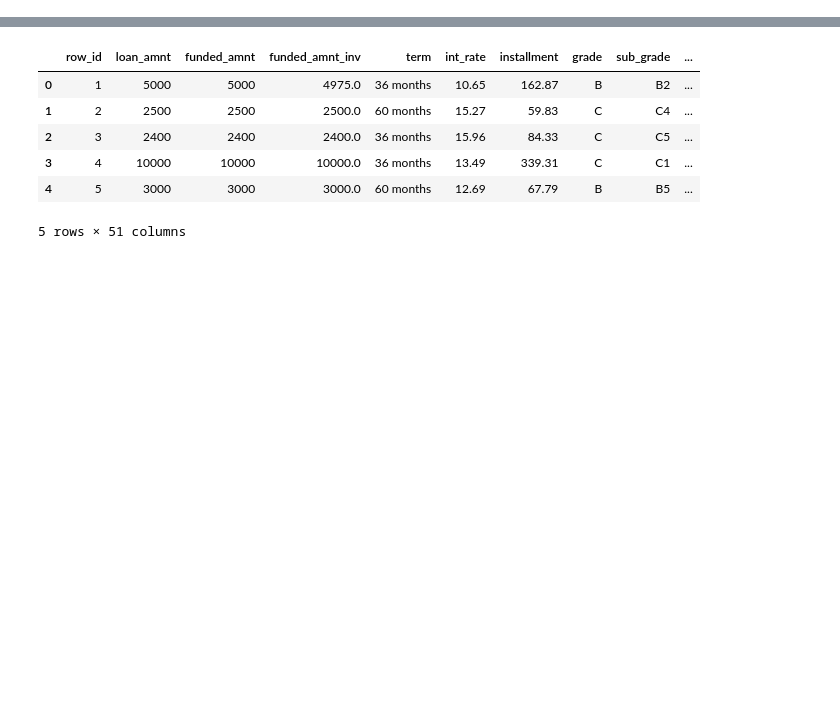
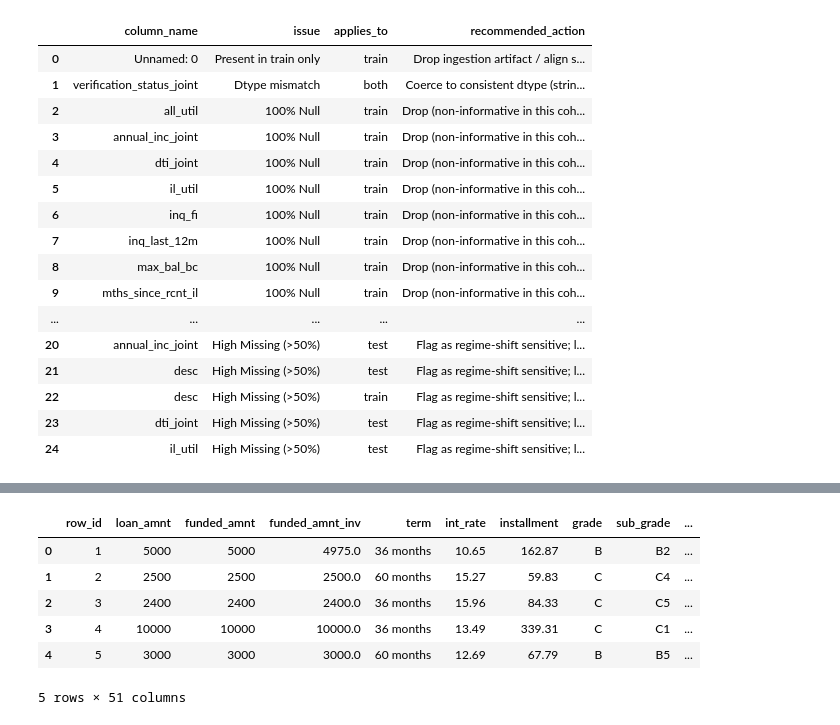
Before and after one commit to Mister-Sippi/loans-at-risk-capturing-default, a Jupyter notebook: notebooks/01_etl.ipynb, the cells around one changed output, grey strips where cells are left out. Drawn from its saved outputs; the diff is of its cells as text; code cells hidden in the pictures; blank space fills up the shorter version.

```diff
--- a/notebooks/01_etl.ipynb
+++ b/notebooks/01_etl.ipynb
@@ -245,0 +549,44 @@ display(structural_issues_train_df)
+# %%
+action_map = {
+    "Present in train only": "Drop ingestion artifact / align schema",
+    "Present in test only": "Align schema (investigate source) / drop if absent in train",
+    "Dtype mismatch": "Coerce to consistent dtype (string/category/numeric)",
+    "100% Null": "Drop (non-informative in this cohort)",
+    "High Missing (>50%)": "Flag as regime-shift sensitive; likely drop or isolate",
+    "Constant": "Drop (non-informative)",
+}
+
+decision_queue_df = (
+    structural_issues_df
+    .assign(recommended_action=structural_issues_df["issue"].map(action_map))
+    .drop_duplicates(subset=["column_name", "issue", "applies_to"])
+    .sort_values(["issue", "column_name", "applies_to"])
+    .reset_index(drop=True)
+)
+
+with pd.option_context(
+    "display.max_rows", None,
+    "display.max_columns", None,
+    "display.max_colwidth", None,
+    "display.width", None,
+):
+    display(decision_queue_df.head(25))
+log(f"[raw][structural_issues] decision_queue_rows={decision_queue_df.shape[0]}")
+# %% [output]
+|  | column_name | issue | applies_to | recommended_action |
+| 0 | Unnamed: 0 | Present in train only | train | Drop ingestion artifact / align s... |
+| 1 | verification_status_joint | Dtype mismatch | both | Coerce to consistent dtype (strin... |
+| 2 | all_util | 100% Null | train | Drop (non-informative in this coh... |
+| 3 | annual_inc_joint | 100% Null | train | Drop (non-informative in this coh... |
+| 4 | dti_joint | 100% Null | train | Drop (non-informative in this coh... |
+| 5 | il_util | 100% Null | train | Drop (non-informative in this coh... |
+| 6 | inq_fi | 100% Null | train | Drop (non-informative in this coh... |
+| 7 | inq_last_12m | 100% Null | train | Drop (non-informative in this coh... |
+| 8 | max_bal_bc | 100% Null | train | Drop (non-informative in this coh... |
+| 9 | mths_since_rcnt_il | 100% Null | train | Drop (non-informative in this coh... |
+| ... | ... | ... | ... | ... |
+| 20 | annual_inc_joint | High Missing (>50%) | test | Flag as regime-shift sensitive; l... |
+| 21 | desc | High Missing (>50%) | test | Flag as regime-shift sensitive; l... |
+| 22 | desc | High Missing (>50%) | train | Flag as regime-shift sensitive; l... |
+| 23 | dti_joint | High Missing (>50%) | test | Flag as regime-shift sensitive; l... |
+| 24 | il_util | High Missing (>50%) | test | Flag as regime-shift sensitive; l... |
```
Also changed, not shown: parts of 49 cells of this notebook, 30 other files.
